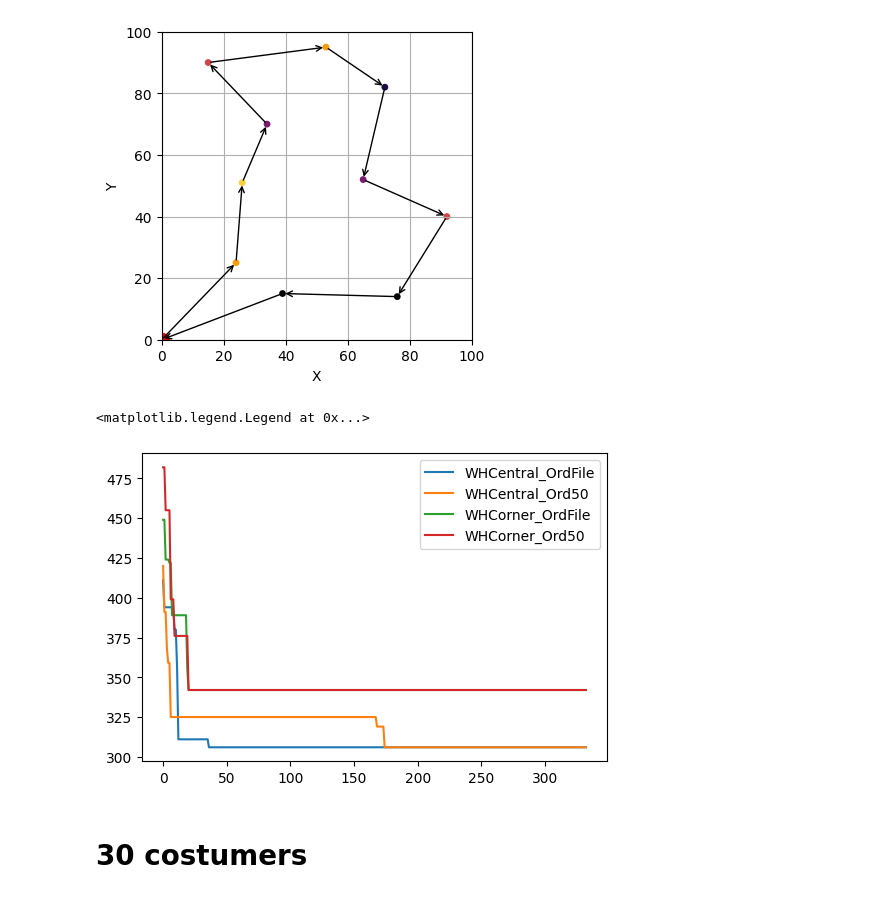
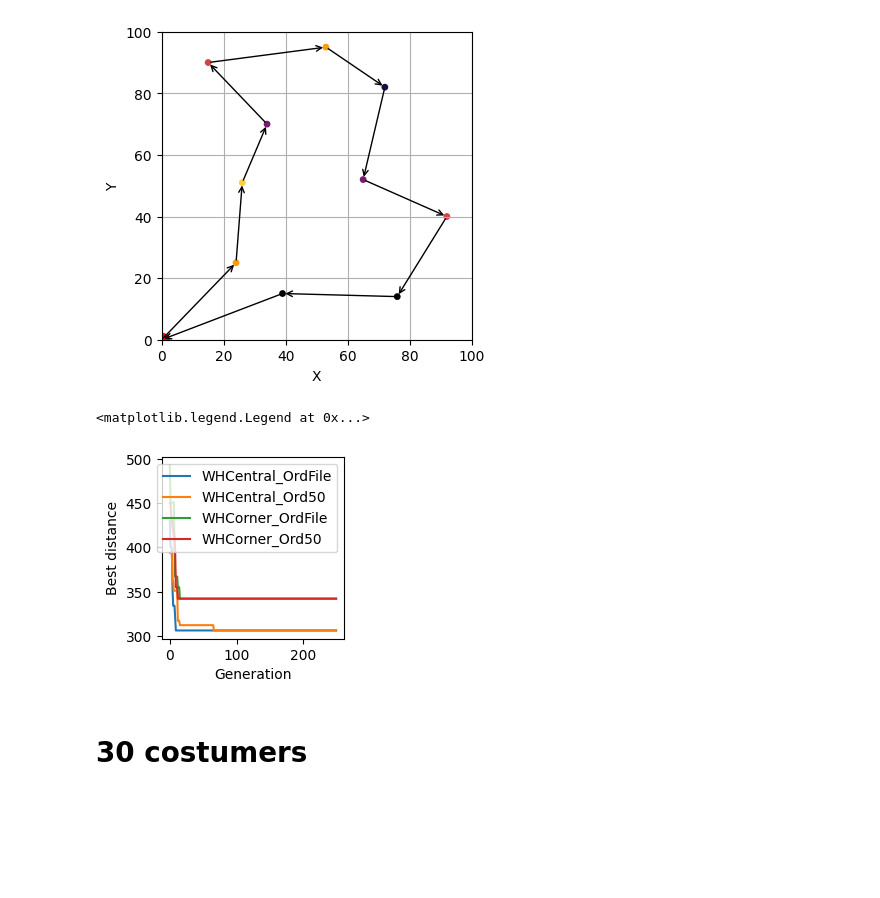
Before and after one commit to bernardo-silva/ComputationalIntelligence-project2, a Jupyter notebook: results.ipynb, the cells around one changed output. Saved outputs shown, nothing was run; the diff lists cells and outputs as text; code cells hidden in the pictures; blank space fills up the shorter version.

```diff
--- a/results.ipynb
+++ b/results.ipynb
@@ -4,13 +4,13 @@ from TSP import plot_route
 import numpy as np
 import matplotlib.pyplot as plt
 # %%
-dist_central = np.loadtxt("CustDist_WHCentral.csv", skiprows=1, delimiter=",")[:,1:]
+dist_central = np.loadtxt("CustDist_WHCentral.csv", skiprows=1, delimiter=",")[:,1:].tolist()
 xy_central   = np.loadtxt("CustXY_WHCentral.csv", skiprows=1, delimiter=",")[:,1:].T
 
-dist_corner  = np.loadtxt("CustDist_WHCorner.csv", skiprows=1, delimiter=",")[:,1:]
+dist_corner  = np.loadtxt("CustDist_WHCorner.csv", skiprows=1, delimiter=",")[:,1:].tolist()
 xy_corner    = np.loadtxt("CustXY_WHCorner.csv", skiprows=1, delimiter=",")[:,1:].T
 
-orders       = np.loadtxt("CustOrd.csv", skiprows=1, delimiter=",")[:,1]
+orders       = np.loadtxt("CustOrd.csv", skiprows=1, delimiter=",")[:,1].tolist()
 # %% [markdown]
 # 10 costumers
 # %%
@@ -102,17 +99,17 @@ Std fitness out of 30 runs: 0.0
 # %% [markdown]
 ## 10 customers, WH corner, orders 50
 # %%
-EA = SingleObjectiveTSP(ind_size=N,
-                        distances=dist_corner,
-                        orders=[0] + [50]*N,
-                        coords=xy_corner,
-                        pop_size=30,
-                        use_heuristic=False,
-                        elitist_cross=3,
-                        elitist_size = 30//5,
-                        CXPB = 1,
+EA = SingleObjectiveTSP(ind_size = N,
+                        distances= dist_corner,
+                        orders   = [0] + [50]*N,
+                        coords   = xy_corner,
+                        pop_size = 40,
+                        use_heuristic = False,
+                        elitist_cross = 20,
+                        elitist_size  = 30//5,
+                        CXPB  = 1,
                         MUTPB = 0.2,
-                        INVPB=0.3)
+                        INVPB = 0.3)
 
 result10WHCornerOrd50 = EA.many_runs(n_runs=30)
 
@@ -127,16 +124,18 @@ Mean fitness out of 30 runs: 342.0
 Std fitness out of 30 runs: 0.0
 [figure]
 # %%
-fig, ax = plt.subplots(figsize=(6,4))
+fig, ax = plt.subplots(figsize=(2.36,2.36))
+
+ax.set(xlabel="Generation", ylabel="Best distance")
 
 ax.plot(result10WHCentralOrdFile["best_evolution"], label="WHCentral_OrdFile")
-ax.plot(result10WHCentralOrd50["best_evolution"], label="WHCentral_Ord50")
-ax.plot(result10WHCornerOrdFile["best_evolution"], label="WHCorner_OrdFile")
-ax.plot(result10WHCornerOrd50["best_evolution"], label="WHCorner_Ord50")
+ax.plot(result10WHCentralOrd50["best_evolution"],   label="WHCentral_Ord50")
+ax.plot(result10WHCornerOrdFile["best_evolution"],  label="WHCorner_OrdFile")
+ax.plot(result10WHCornerOrd50["best_evolution"],    label="WHCorner_Ord50")
 ax.legend()
 # %% [output]
 <matplotlib.legend.Legend at 0x...>
-[figure, old version]
+[figure, new version]
 # %% [markdown]
 # 30 costumers
 # %%
```
Also changed, not shown: parts of 9 cells of this notebook, 8 other files.
